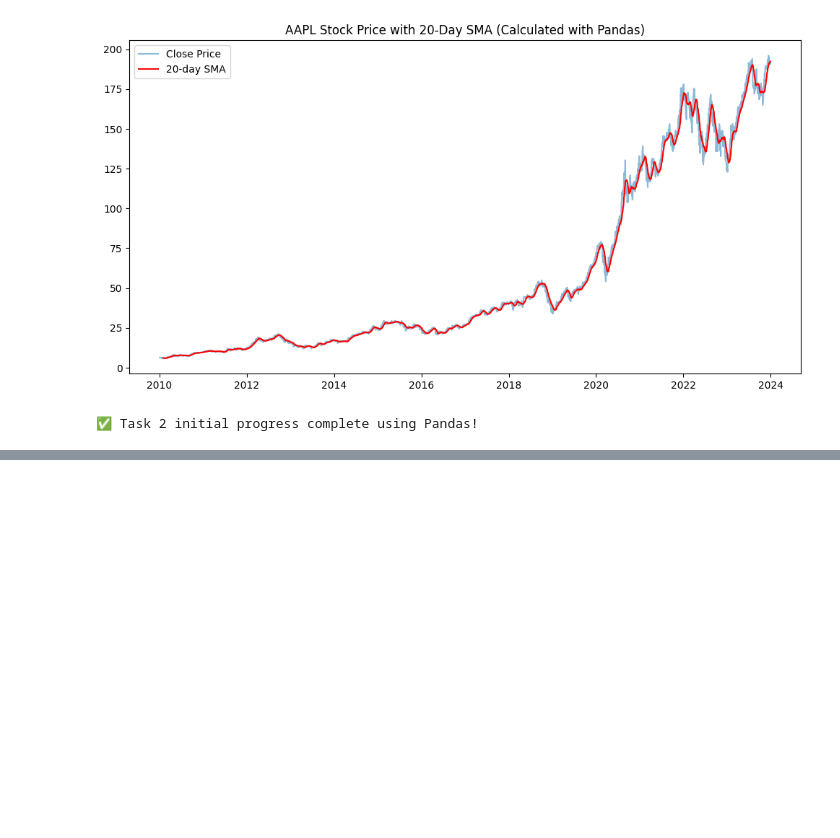
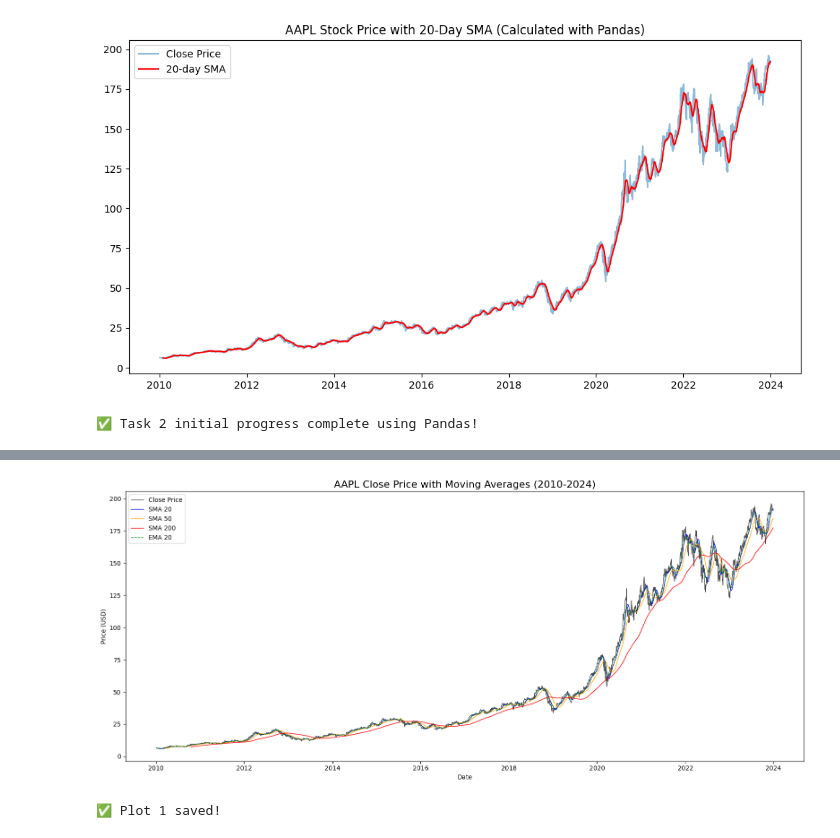
Before and after one commit to Samrawit-alemu/news-sentiment-analysis, a Jupyter notebook: notebooks/stock_analysis.ipynb, the cells around one changed output, grey strips where cells are left out. Drawn from its saved outputs; the diff is of its cells as text; code cells hidden in the pictures; blank space fills up the shorter version.

Commit message:
feat: complete Task 2 with SMA, EMA, RSI, MACD and visualizations

```diff
--- a/notebooks/stock_analysis.ipynb
+++ b/notebooks/stock_analysis.ipynb
@@ -29,0 +50,18 @@ print("✅ Task 2 initial progress complete using Pandas!")
+# %%
+def compute_rsi(series, window=14):
+    delta = series.diff()
+    gain = delta.where(delta > 0, 0)
+    loss = -delta.where(delta < 0, 0)
+
+    avg_gain = gain.rolling(window=window).mean()
+    avg_loss = loss.rolling(window=window).mean()
+
+    rs = avg_gain / avg_loss
+    rsi = 100 - (100 / (1 + rs))
+    return rsi
+
+stock_data['RSI'] = compute_rsi(stock_data['Close'])
+
+print("✅ RSI computed!")
+print(f"Latest RSI value: {stock_data['RSI'].iloc[-1]:.2f}")
+stock_data['RSI'].tail()
@@ -29,0 +101,9 @@ print("✅ Task 2 initial progress complete using Pandas!")
+# %%
+# Daily percentage return
+stock_data['Daily_Return'] = stock_data['Close'].pct_change() * 100
+
+print("✅ Daily returns computed!")
+print(f"\nAverage daily return: {stock_data['Daily_Return'].mean():.4f}%")
+print(f"Max daily gain: {stock_data['Daily_Return'].max():.4f}%")
+print(f"Max daily loss: {stock_data['Daily_Return'].min():.4f}%")
+stock_data['Daily_Return'].describe()
@@ -29,0 +125,19 @@ print("✅ Task 2 initial progress complete using Pandas!")
+# %%
+plt.figure(figsize=(16, 7))
+plt.plot(stock_data['Close'], label='Close Price', color='black', linewidth=1, alpha=0.7)
+plt.plot(stock_data['SMA_20'], label='SMA 20', color='blue', linewidth=1)
+plt.plot(stock_data['SMA_50'], label='SMA 50', color='orange', linewidth=1)
+plt.plot(stock_data['SMA_200'], label='SMA 200', color='red', linewidth=1)
+plt.plot(stock_data['EMA_20'], label='EMA 20', color='green', linewidth=1, linestyle='--')
+
+plt.title('AAPL Close Price with Moving Averages (2010-2024)', fontsize=16)
+plt.xlabel('Date')
+plt.ylabel('Price (USD)')
+plt.legend()
+plt.tight_layout()
+plt.savefig('../data/raw/price_with_moving_averages.png', dpi=150)
+plt.show()
+print("✅ Plot 1 saved!")
+# %% [output]
+[figure, added]
+✅ Plot 1 saved!
```
Also changed, not shown: parts of 7 cells of this notebook.
